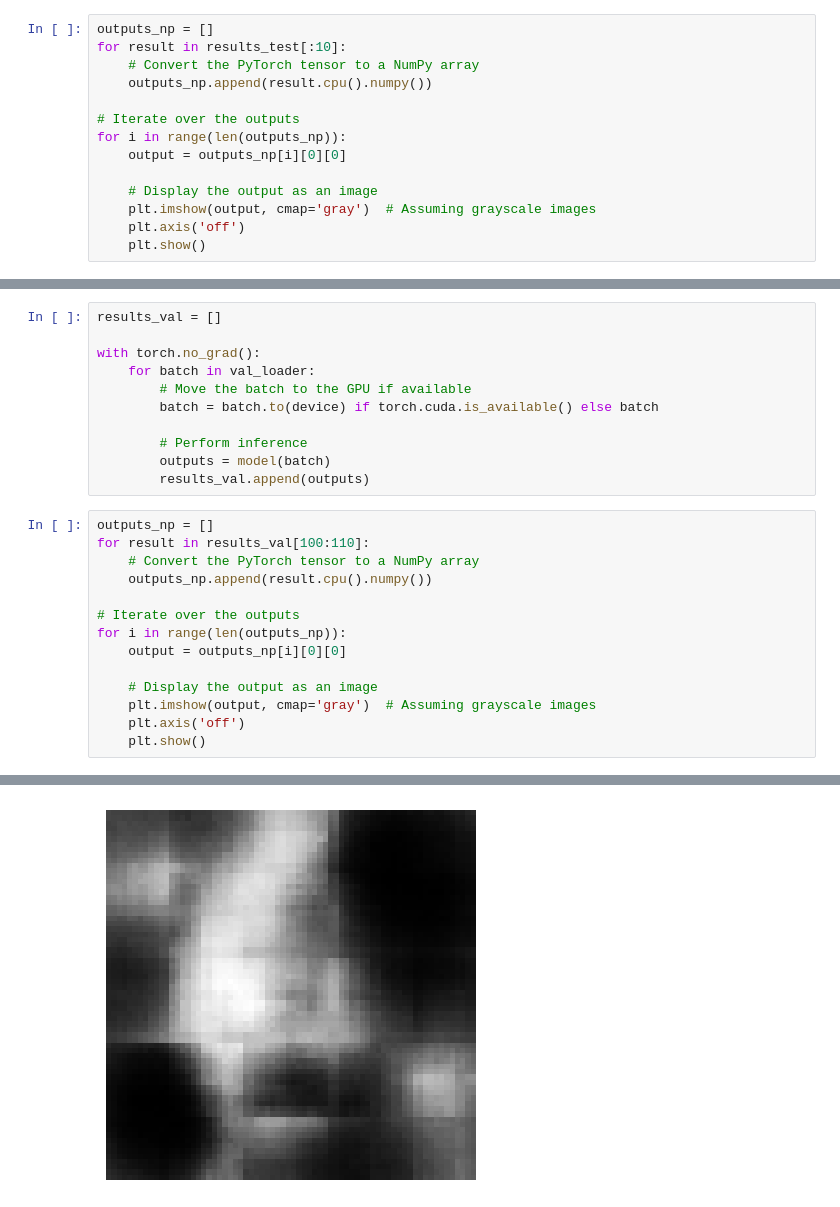
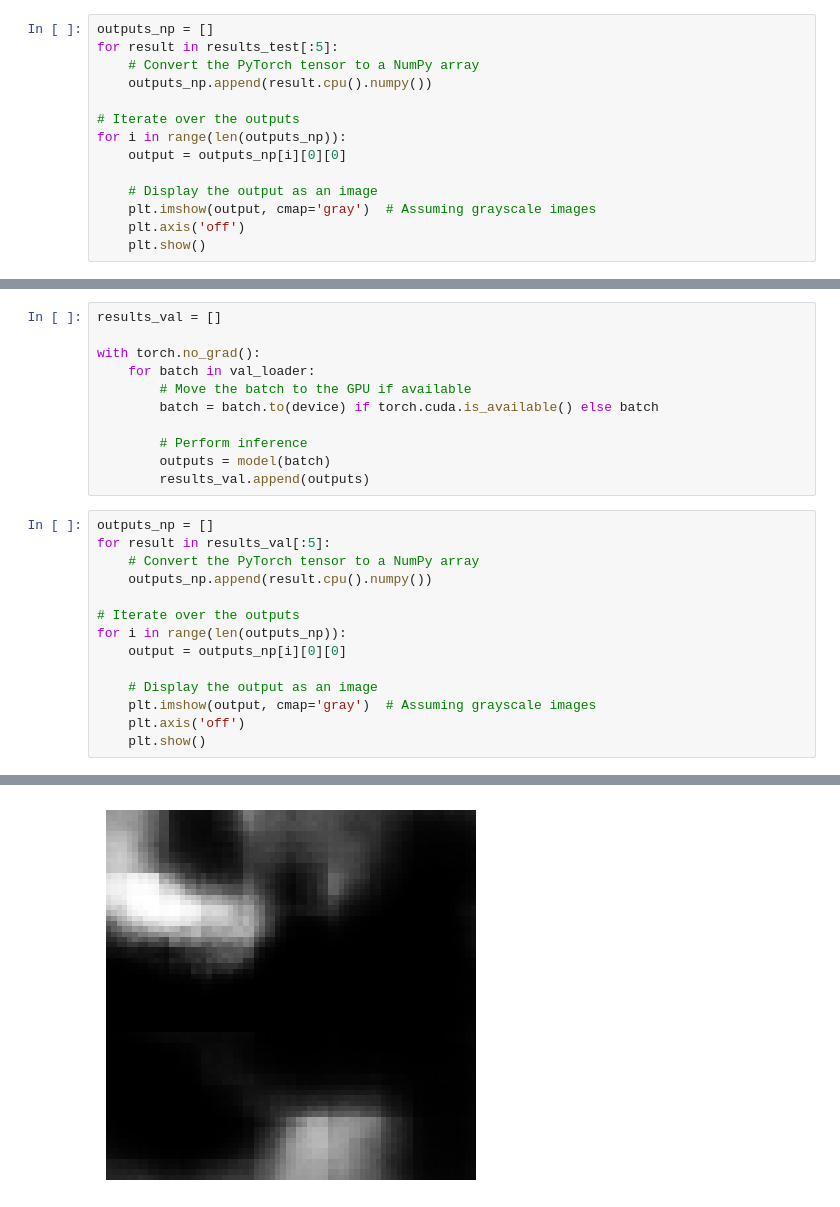
Before and after one commit to Wishmitha/Vesuvius, a Jupyter notebook: ink_detection/ink_detection_unet.ipynb, the cells around one changed output, grey strips where cells are left out. Saved outputs shown, nothing was run; the diff lists cells and outputs as text.

```diff
--- a/ink_detection/ink_detection_unet.ipynb
+++ b/ink_detection/ink_detection_unet.ipynb
@@ -411,7 +413,7 @@ with torch.no_grad():
         results_test.append(outputs)
 # %%
 outputs_np = []
-for result in results_test[:10]:
+for result in results_test[:5]:
     # Convert the PyTorch tensor to a NumPy array
     outputs_np.append(result.cpu().numpy())
 
@@ -470,7 +471,7 @@ with torch.no_grad():
         results_val.append(outputs)
 # %%
 outputs_np = []
-for result in results_val[100:110]:
+for result in results_val[:5]:
     # Convert the PyTorch tensor to a NumPy array
     outputs_np.append(result.cpu().numpy())
 
@@ -490 +491 @@ for i in range(len(outputs_np)):
-[figure, old version]
+[figure, new version]
```
Also changed, not shown: parts of 17 cells of this notebook, 1 other file.
